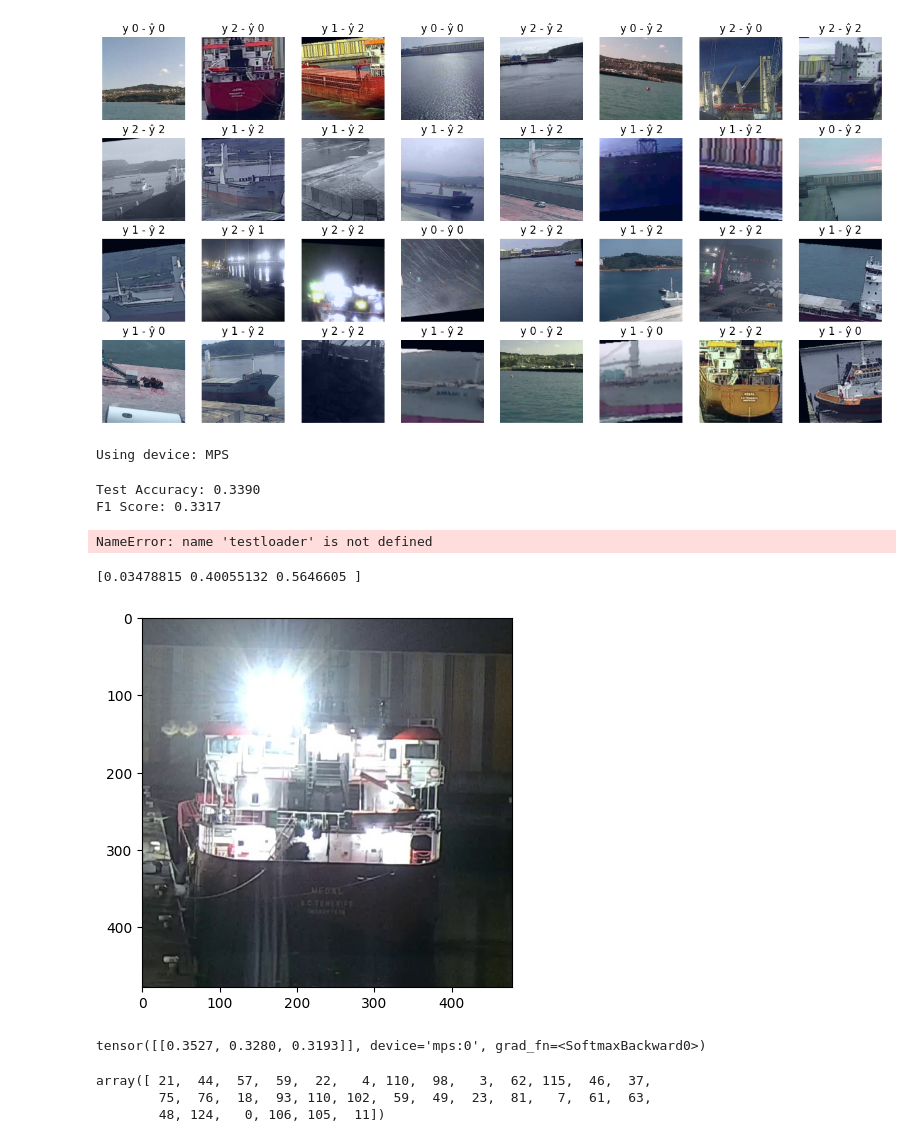
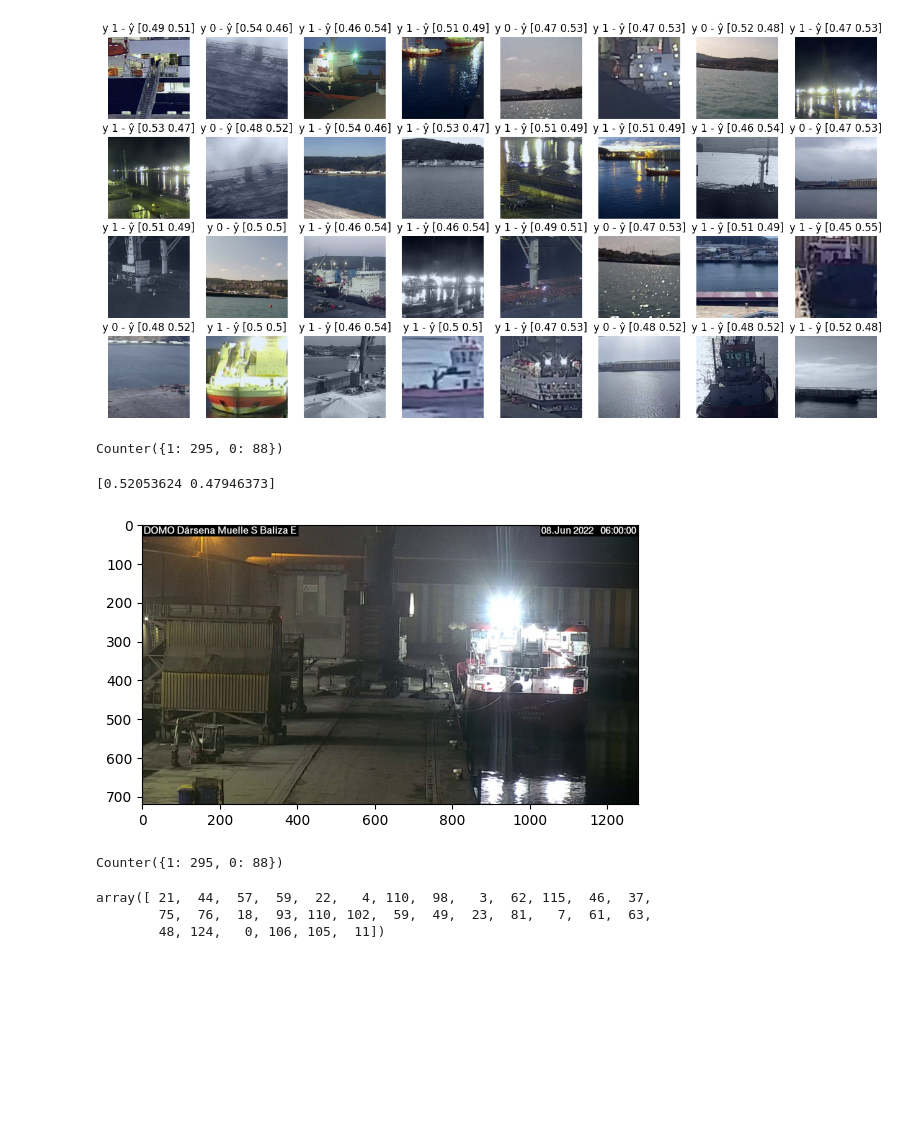
Before and after one commit to PepeRoConde/3year2sem, a Jupyter notebook: vision/p1/pruebas.ipynb, the cells around one changed output. Drawn from its saved outputs; the diff is of its cells as text; code cells hidden in the pictures; blank space fills up the shorter version.

```diff
--- a/vision/p1/pruebas.ipynb
+++ b/vision/p1/pruebas.ipynb
@@ -25,7 +25,7 @@ from ship_classifier import ShipDataset, ShipClassifier, plotgrid
 import scipy
 
 dataAugmentation = True
-docked=True
+docked=False
 pretrained=True
 
 classifier = ShipClassifier(pretrained=pretrained,docked=docked)
@@ -37,6 +37,13 @@ trainset = ShipDataset(root_dir='/Users/pepe/carrera/3/2/vca/practicas/p2', trai
 testset = ShipDataset(root_dir='/Users/pepe/carrera/3/2/vca/practicas/p2', train=False, dataAugmentation=False, docked=docked)
 
 testloader = DataLoader(
+        trainset,
+        batch_size=512,
+        num_workers=8
+    )
+
+
+testloader = DataLoader(
         testset,
         batch_size=512,
         num_workers=8
@@ -44,33 +51,32 @@ testloader = DataLoader(
 
 plotgrid(classifier,trainset)
 
-test_acc, test_accuracies, f1, cm = classifier.test_model(testloader)
+#test_acc, test_accuracies, f1, cm = classifier.test_model(trainloader)
 # %% [output]
-[figure, old version]
+[figure, new version]
-Using device: MPS
-Test Accuracy: 0.3390
-F1 Score: 0.3317
-# %%
-test_acc, test_accuracies, f1, cm = classifier.test_model(testloader)
-# %% [output]
-NameError: name 'testloader' is not defined
+# %%
+from collections import Counter
+
+Counter(trainset.labels)
+# %% [output]
+Counter({1: 295, 0: 88})
 # %%
-im = plt.imread('imagen2.jpg')
+im = plt.imread('imagen.jpg')
 plt.imshow(im)
 classifier.model.to('mps')
 #classifier.new_dense_layer.to('mps')
 #classifier.final_layer.to('mps')
 im = torch.permute(torch.tensor(np.expand_dims(im,0),dtype=torch.float32),(0,3,1,2)).to('mps')
 
 print(classifier.model(im)[0].cpu().detach().numpy())
 # %% [output]
-[0.03478815 0.40055132 0.5646605 ]
+[0.52053624 0.47946373]
-[figure, old version]
+[figure, new version]
 # %%
-
-classifier.model(im)
+from collections import Counter
+Counter(trainset.labels)
 # %% [output]
-tensor([[0.3527, 0.3280, 0.3193]], device='mps:0', grad_fn=<SoftmaxBackward0>)
+Counter({1: 295, 0: 88})
 # %%
 np.random.choice(np.arange(len(trainset)),8 * 4)
 # %% [output]
```
Also changed, not shown: 5 other files.
